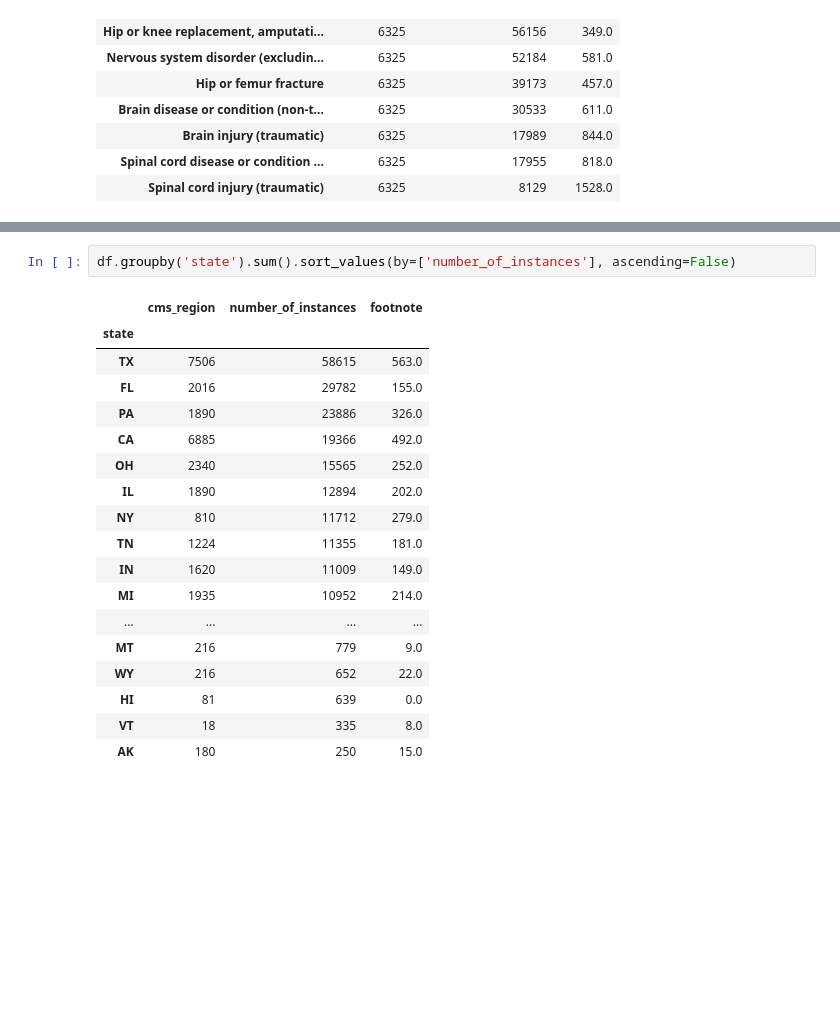
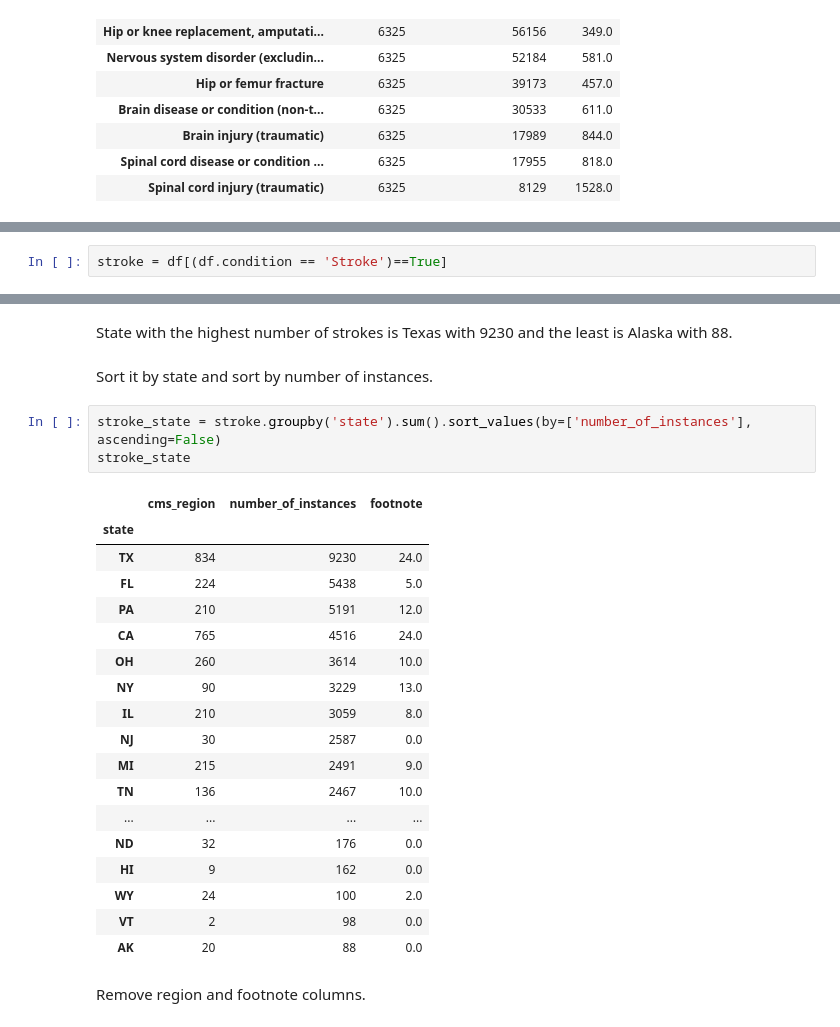
Before and after one commit to AJMartinezLlanes/medicare-inpatient-rehab-conditions, a Jupyter notebook: explore.ipynb, the cells around one changed output, grey strips where cells are left out. Drawn from its saved outputs; the diff is of its cells as text; blank space fills up the shorter version.

```diff
--- a/explore.ipynb
+++ b/explore.ipynb
@@ -90,0 +97,2 @@ df.groupby('condition').sum().sort_values(by=['number_of_instances'], ascending=
+# %%
+stroke = df[(df.condition == 'Stroke')==True]
@@ -91,21 +117,28 @@ df.groupby('condition').sum().sort_values(by=['number_of_instances'], ascending=
+# %% [markdown]
+State with the highest number of strokes is Texas with 9230 and the least is Alaska with 88.
+# %% [markdown]
+Sort it by state and sort by number of instances.
 # %%
-df.groupby('state').sum().sort_values(by=['number_of_instances'], ascending=False)
+stroke_state = stroke.groupby('state').sum().sort_values(by=['number_of_instances'], ascending=False)
+stroke_state
 # %% [output]
 |  | cms_region | number_of_instances | footnote |
 | state |  |  |  |
-| TX | 7506 | 58615 | 563.0 |
-| FL | 2016 | 29782 | 155.0 |
-| PA | 1890 | 23886 | 326.0 |
-| CA | 6885 | 19366 | 492.0 |
-| OH | 2340 | 15565 | 252.0 |
-| IL | 1890 | 12894 | 202.0 |
-| NY | 810 | 11712 | 279.0 |
-| TN | 1224 | 11355 | 181.0 |
-| IN | 1620 | 11009 | 149.0 |
-| MI | 1935 | 10952 | 214.0 |
+| TX | 834 | 9230 | 24.0 |
+| FL | 224 | 5438 | 5.0 |
+| PA | 210 | 5191 | 12.0 |
+| CA | 765 | 4516 | 24.0 |
+| OH | 260 | 3614 | 10.0 |
+| NY | 90 | 3229 | 13.0 |
+| IL | 210 | 3059 | 8.0 |
+| NJ | 30 | 2587 | 0.0 |
+| MI | 215 | 2491 | 9.0 |
+| TN | 136 | 2467 | 10.0 |
 | ... | ... | ... | ... |
-| MT | 216 | 779 | 9.0 |
-| WY | 216 | 652 | 22.0 |
-| HI | 81 | 639 | 0.0 |
-| VT | 18 | 335 | 8.0 |
-| AK | 180 | 250 | 15.0 |
+| ND | 32 | 176 | 0.0 |
+| HI | 9 | 162 | 0.0 |
+| WY | 24 | 100 | 2.0 |
+| VT | 2 | 98 | 0.0 |
+| AK | 20 | 88 | 0.0 |
+# %% [markdown]
+Remove region and footnote columns.
```
Also changed, not shown: parts of 45 cells of this notebook, 2 other files.
